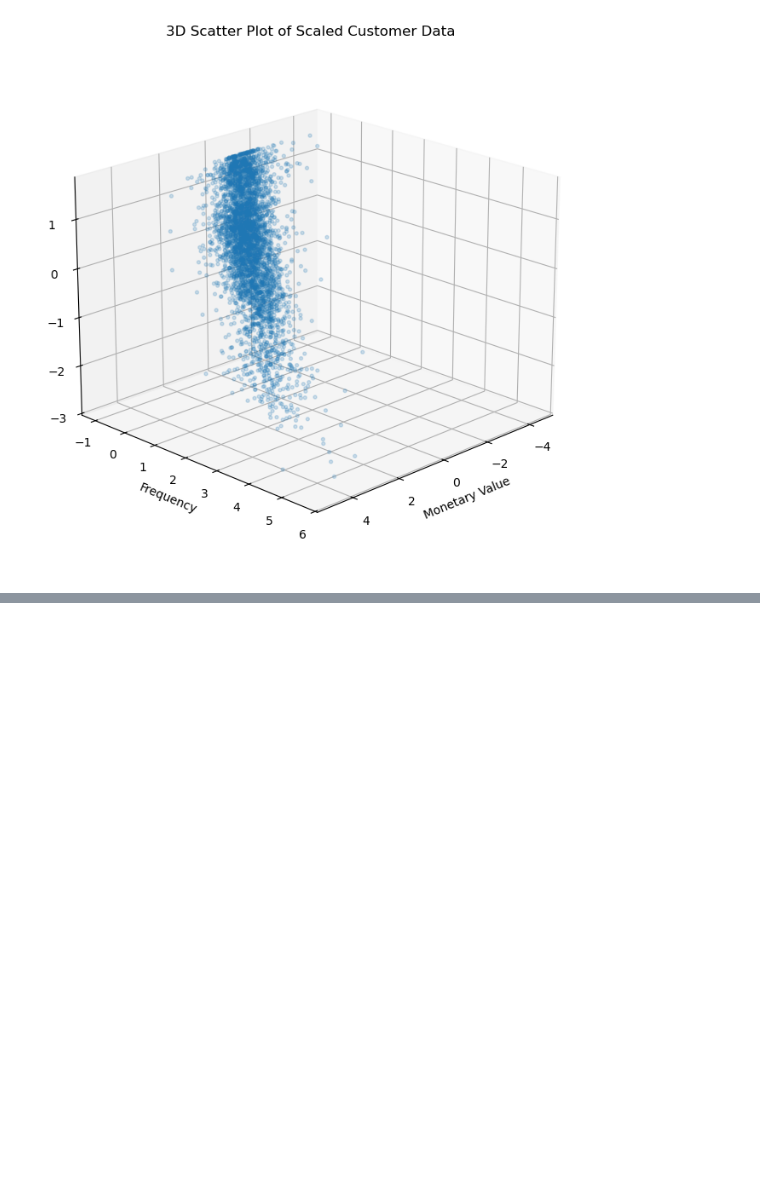
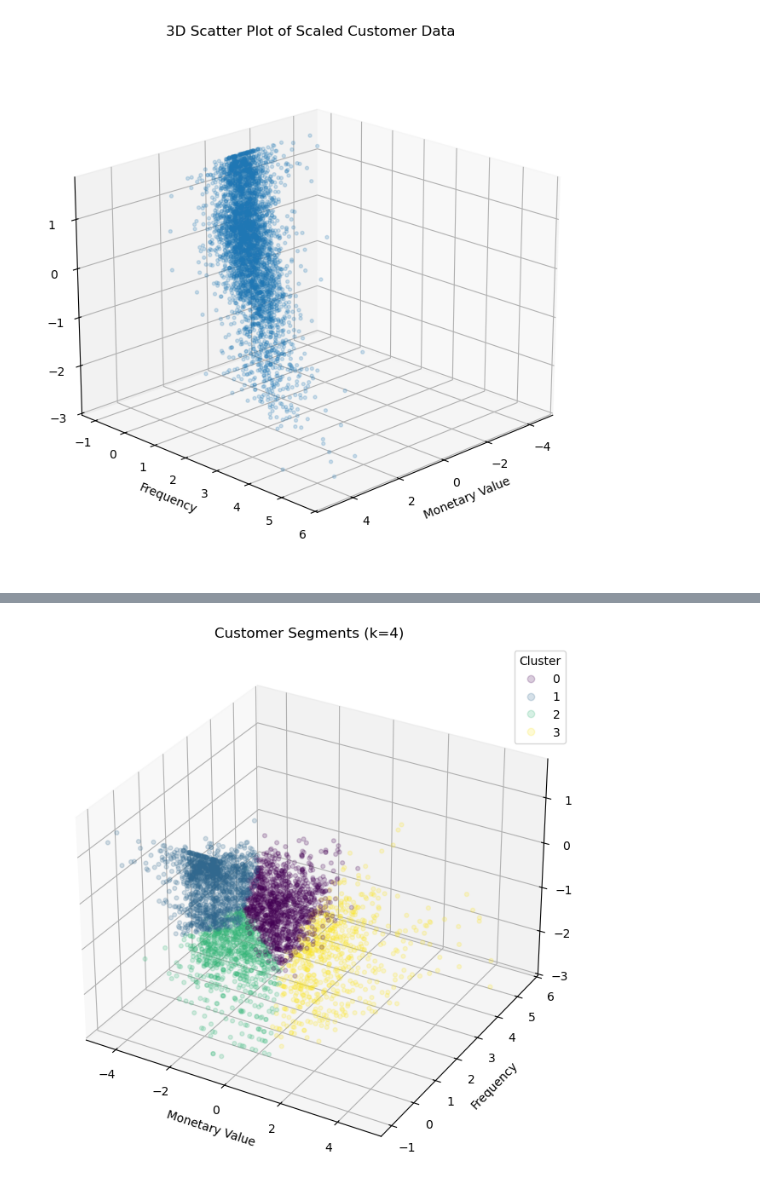
Before and after one commit to jnqu/RFM-Clustering-KMeans, a Jupyter notebook: clustering.ipynb, the cells around one changed output, grey strips where cells are left out. Drawn from its saved outputs; the diff is of its cells as text; code cells hidden in the pictures; blank space fills up the shorter version.

```diff
--- a/clustering.ipynb
+++ b/clustering.ipynb
@@ -519,0 +566,30 @@ plt.show()
+# %%
+# fit final model with chosen k
+kmeans = KMeans(n_clusters=4, random_state=42, n_init=10)
+cluster_labels = kmeans.fit_predict(scaled_data_df)
+
+agg_df["Cluster"] = cluster_labels
+scaled_data_df["Cluster"] = cluster_labels
+
+fig = plt.figure(figsize=(8, 8))
+ax = fig.add_subplot(projection="3d")
+
+scatter = ax.scatter(
+    scaled_data_df["MonetaryValue"],
+    scaled_data_df["Frequency"],
+    scaled_data_df["Recency"],
+    c=cluster_labels,
+    cmap="viridis",
+    alpha=0.2, s=12,
+)
+
+ax.set_xlabel("Monetary Value")
+ax.set_ylabel("Frequency")
+ax.set_zlabel("Recency")
+ax.set_title("Customer Segments (k=4)")
+
+ax.legend(*scatter.legend_elements(), title="Cluster")
+
+plt.show()
+# %% [output]
+[figure, added]
```
Also changed, not shown: parts of 5 cells of this notebook.
